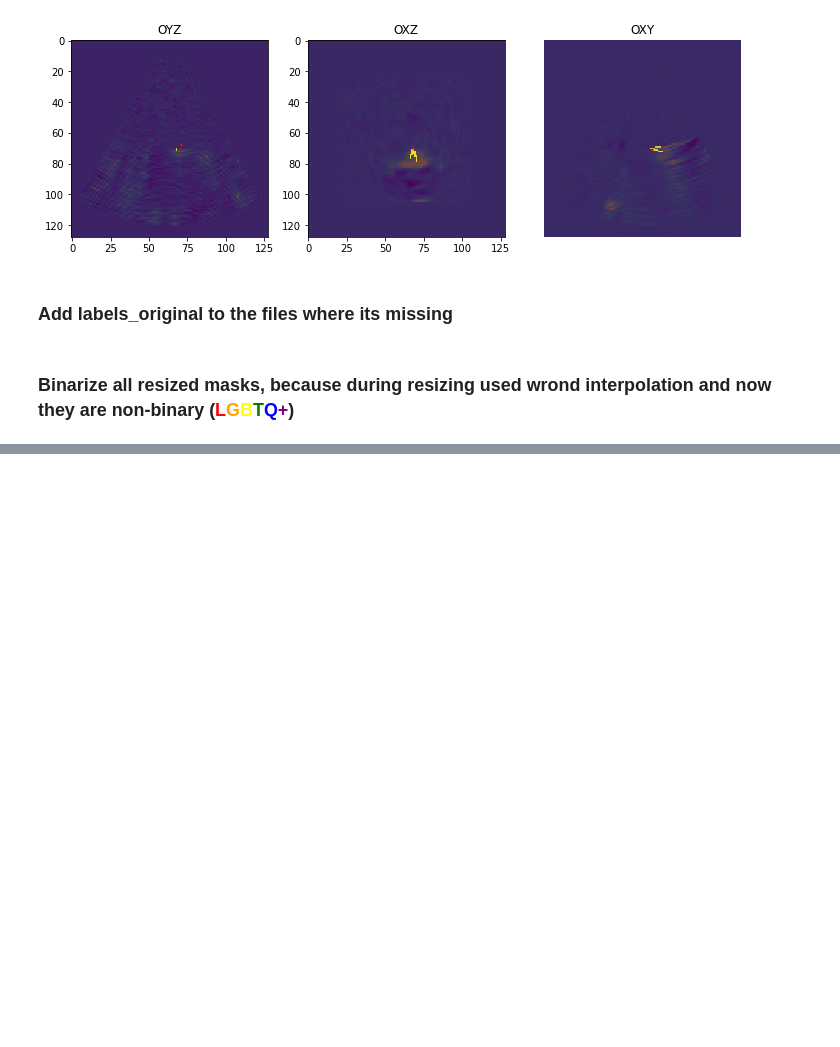
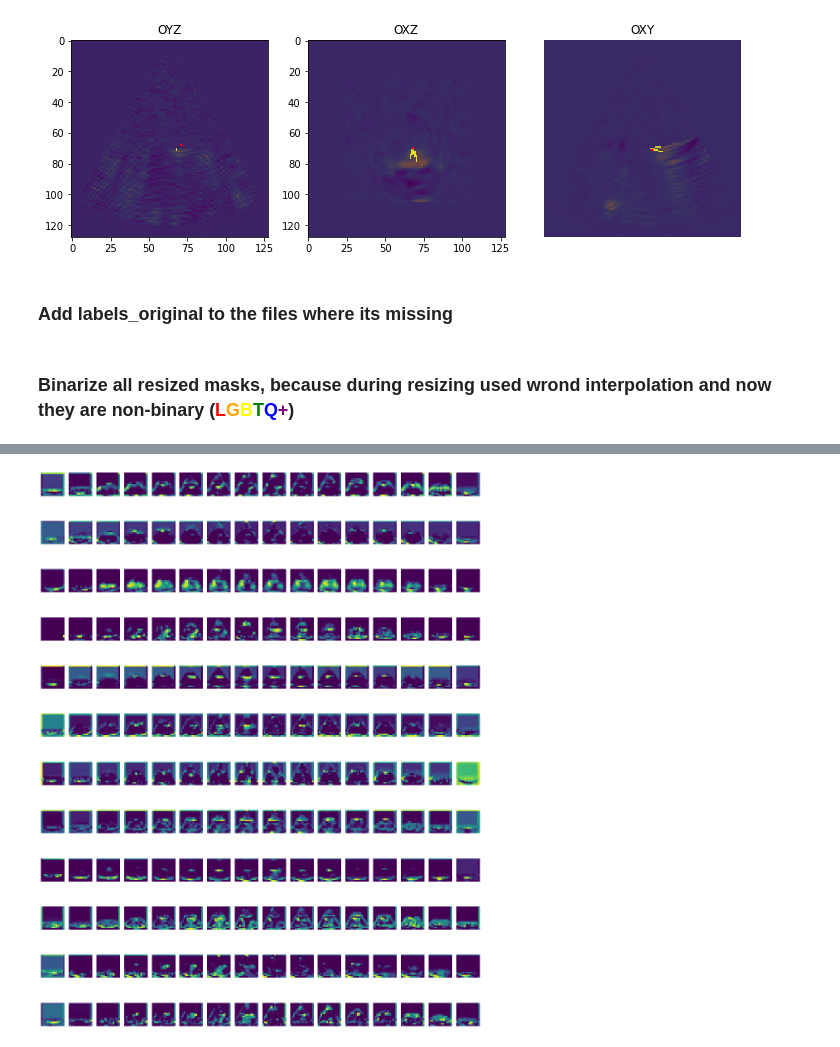
Before and after one commit to ryabovasasha08/US_3D_needle_detection, a Jupyter notebook: drafts.ipynb, the cells around one changed output, grey strips where cells are left out. Cells and saved outputs as stored; diff of their text form; code cells hidden in the pictures; blank space fills up the shorter version.

```diff
--- a/drafts.ipynb
+++ b/drafts.ipynb
@@ -488,0 +793,18 @@ for f in all_files:
+# %%
+from matplotlib import pyplot as plt
+
+# size of third layer ouput: (12, 16, 16, 16)
+
+# Create figure and axes
+fig, axs = plt.subplots(12, 16, figsize=(15,20))
+
+# Plot each data element on subplot
+for i in range(12):
+    for j in range(16):
+        axs[i,j].imshow(third_downconv_output[0, i, j])
+        axs[i,j].axis('off')
+
+fig.tight_layout()
+plt.show()
+# %% [output]
+[figure, added]
```
Also changed, not shown: parts of 24 cells of this notebook.
